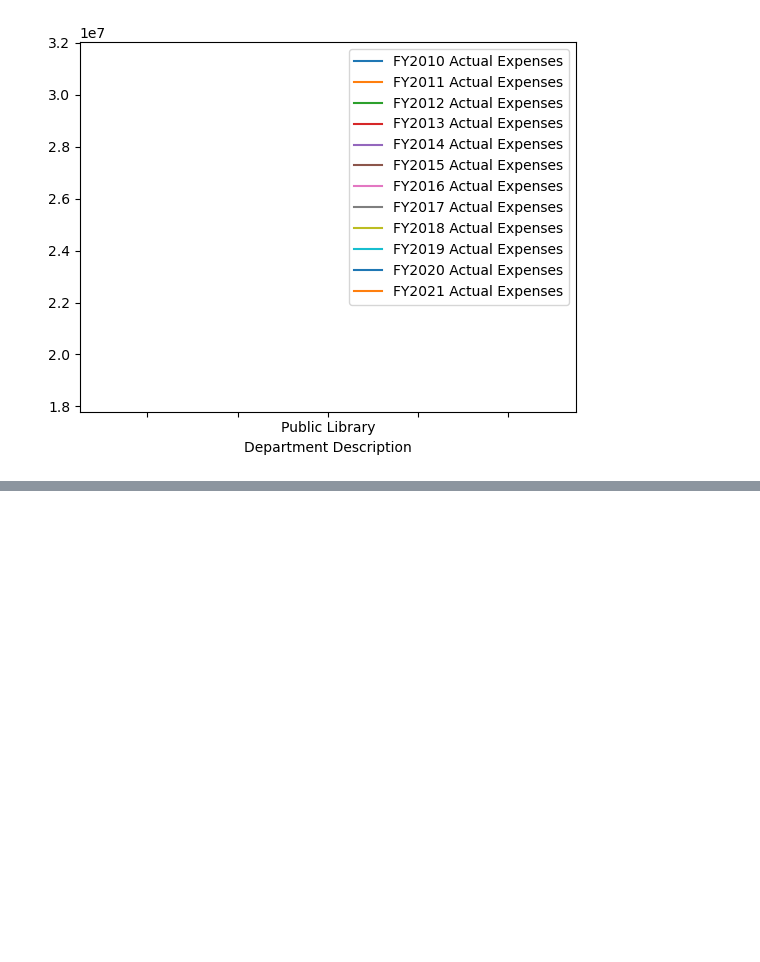
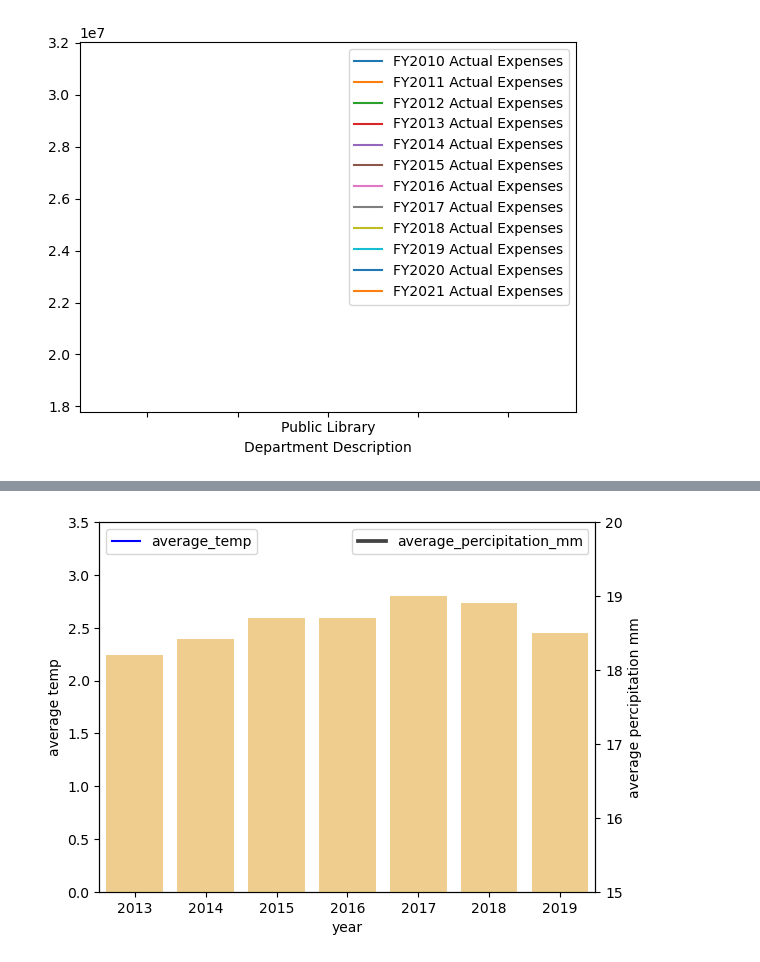
Before and after one commit to jwhankins177/capstone-budget-impact-jupyternb-python, a Jupyter notebook: notebooks/act_lib.ipynb, the cells around one changed output, grey strips where cells are left out. Saved outputs shown, nothing was run; the diff lists cells and outputs as text; code cells hidden in the pictures; blank space fills up the shorter version.

```diff
--- a/notebooks/act_lib.ipynb
+++ b/notebooks/act_lib.ipynb
@@ -389,0 +415,36 @@ lib_13_19.plot(kind="line")
+# %%
+lib_13_19['year'] = [2013,2014,2015,2016,2017,2018,2019]
+# %%
+lib_13_19 = lib_13_19[['Public Library', 'year']]
+# %%
+# plot line graph on axis #1
+ax1 = sns.lineplot(
+    y ='Public Library',
+    x = 'year',
+    data=lib_13_19,
+
+    sort=False,
+    color='blue'
+)
+ax1.set_ylabel('average temp')
+ax1.set_ylim(0, 3.5)
+ax1.legend(['average_temp'], loc="upper left")
+# set up the 2nd axis
+ax2 = ax1.twinx()
+# plot bar graph on axis #2
+sns.barplot(
+    x='year',
+    y='act_avg',
+    data=act,
+    color='orange',
+    alpha=0.5,
+    ax = ax2       # Pre-existing axes for the plot
+)
+ax2.grid(b=False) # turn off grid #2
+ax2.set_ylabel('average percipitation mm')
+ax2.set_ylim(15,20)
+ax2.legend(['average_percipitation_mm'], loc="upper right")
+#ax1.plot()
+plt.show()
+# %% [output]
+[figure, added]
```
Also changed, not shown: parts of 5 cells of this notebook, 1 other file.
